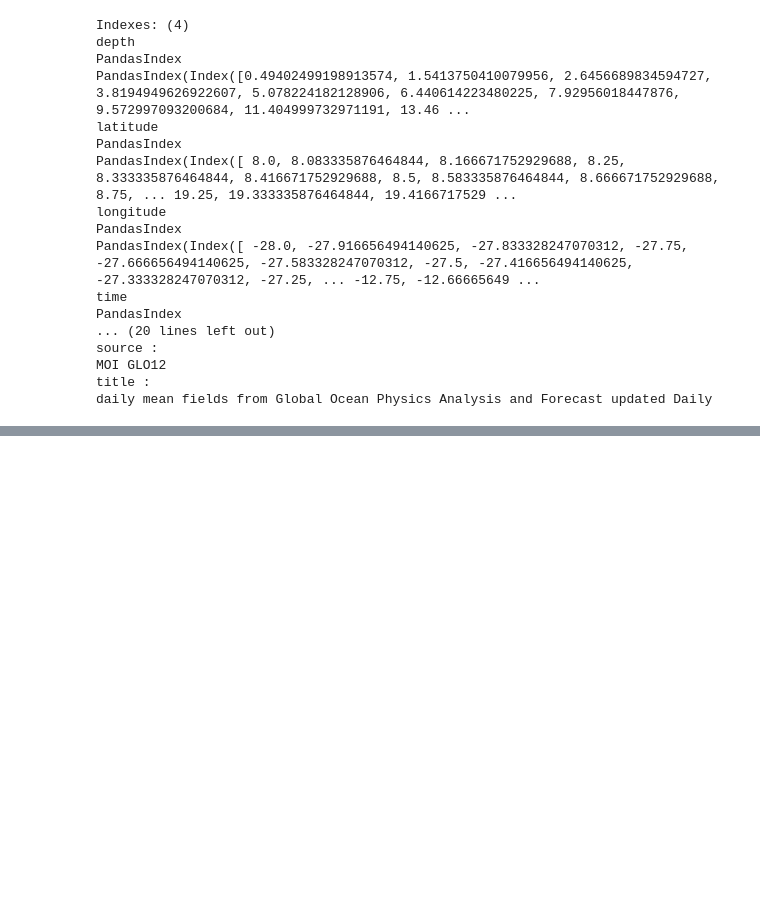
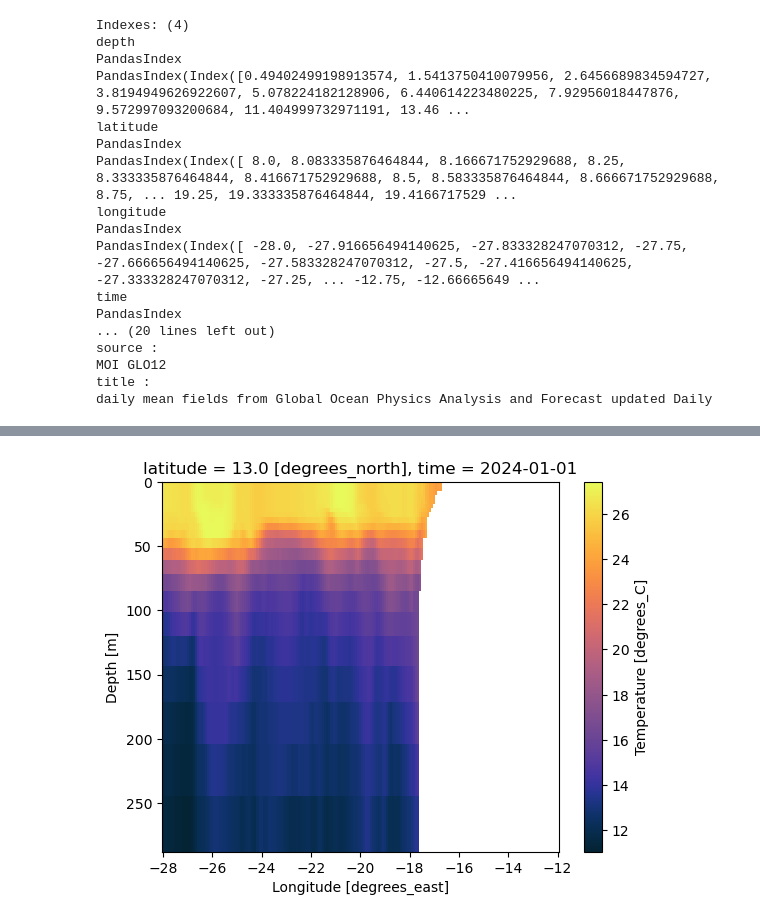
Before and after one commit to mardatade/2024_mardata_OSCM_challenge_2_firstlook, a Jupyter notebook: notebooks/2024-03-11_cmems_phys.ipynb, the cells around one changed output, grey strips where cells are left out. Cells and saved outputs as stored; diff of their text form; code cells hidden in the pictures; blank space fills up the shorter version.

```diff
--- a/notebooks/2024-03-11_cmems_phys.ipynb
+++ b/notebooks/2024-03-11_cmems_phys.ipynb
@@ -154,0 +207,17 @@ daily mean fields from Global Ocean Physics Analysis and Forecast updated Daily
+# %%
+(
+    ds_t
+    .sel(depth=slice(0, 300))
+    .sel(latitude=13.01, method="nearest")
+    .sel(time="2024-01-01")
+    .thetao
+    .plot(
+        x="longitude", y="depth",
+        cmap=cmocean.cm.thermal,
+        # size=7,
+    )
+)
+
+plt.gca().invert_yaxis()
+# %% [output]
+[figure, added]
```
Also changed, not shown: parts of 6 cells of this notebook, 2 other files.
